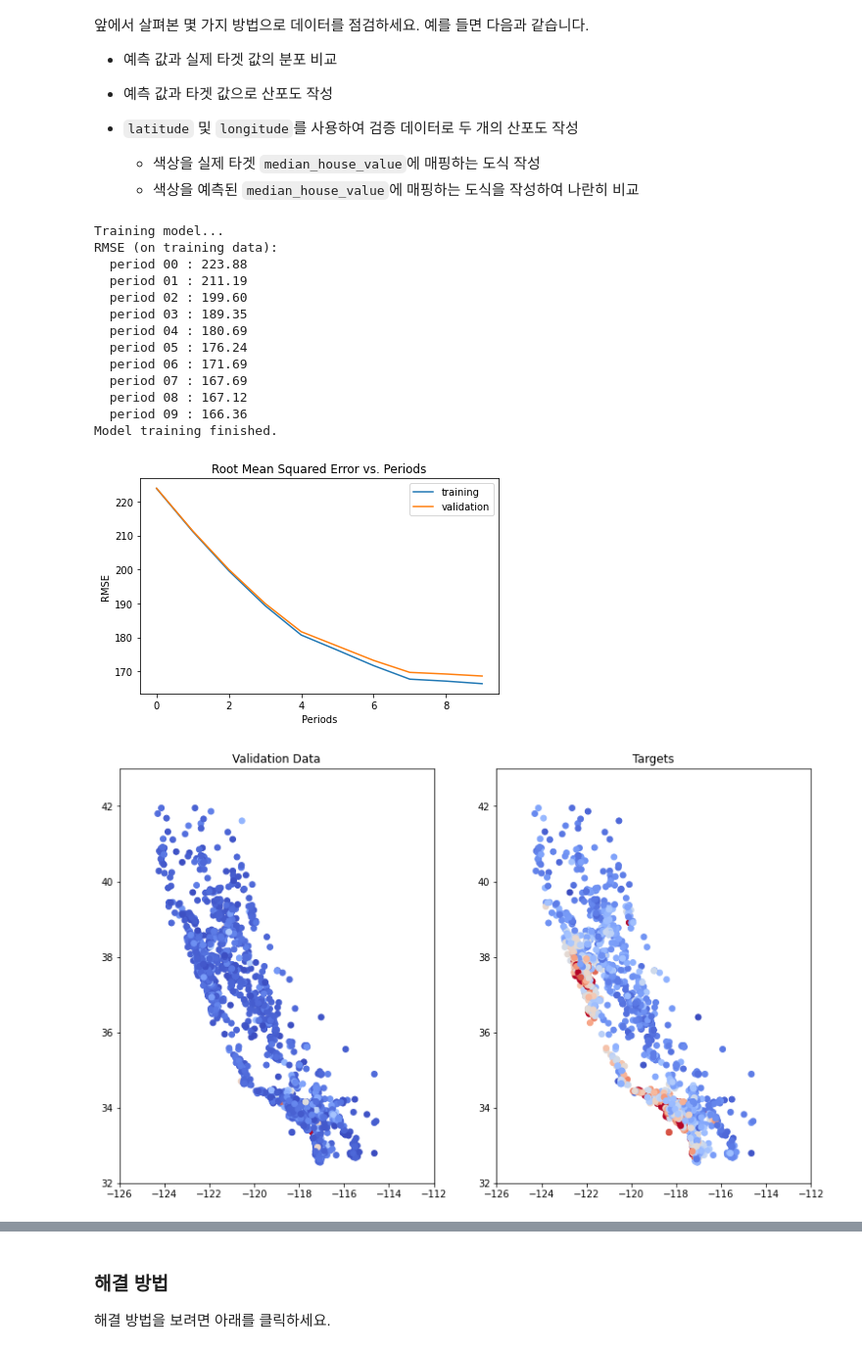
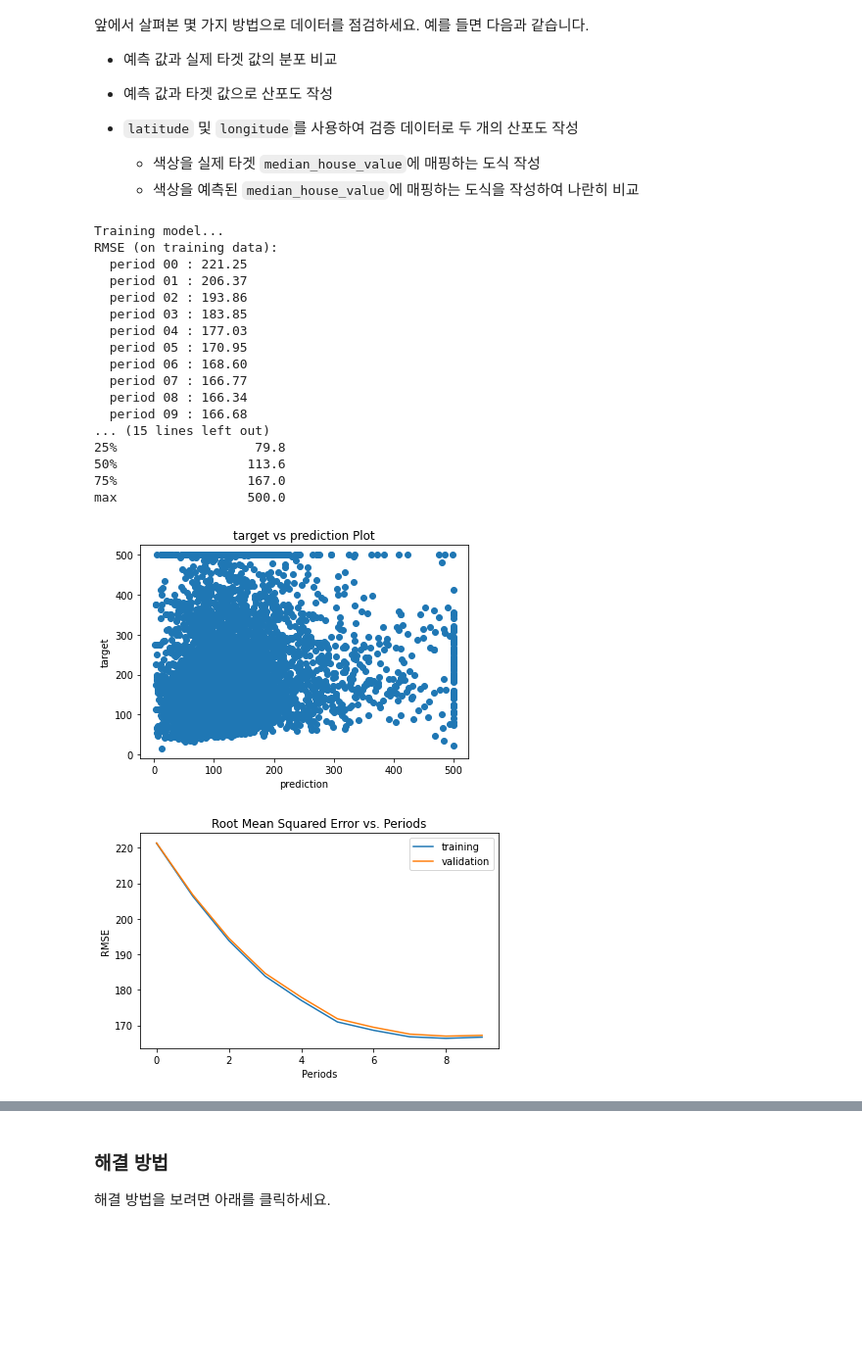
Before and after one commit to MinG822/Google-ML-Guide, a Jupyter notebook: validation.ipynb, the cells around one changed output, grey strips where cells are left out. Shown: that part at 98% size. Drawn from its saved outputs; the diff is of its cells as text; code cells hidden in the pictures; blank space fills up the shorter version.

```diff
--- a/validation.ipynb
+++ b/validation.ipynb
@@ -403,11 +424,21 @@ def train_model(
     validation_rmse.append(validation_root_mean_squared_error)
   print("Model training finished.")
 
-  validation_predictions = pd.DataFrame({'median_house_value': pd.Series(validation_predictions)})
-  validation_targets.describe()
-  validation_predictions.describe()
+  validation_predictions = pd.DataFrame({'median_house_value': pd.Series(validation_predictions).apply(lambda x: min(x, 500.001))})
+
+  print(validation_targets.describe())
+  print(validation_predictions.describe())
+
+  # Output a plot
+  plt.figure()
+  plt.ylabel('target')
+  plt.xlabel('prediction')
+  plt.title('target vs prediction Plot')
+  plt.scatter(validation_predictions['median_house_value'], validation_targets['median_house_value'])
+  _ = plt.plot()
 
   # Output a graph of loss metrics over periods.
+  plt.figure()
   plt.ylabel("RMSE")
   plt.xlabel("Periods")
   plt.title("Root Mean Squared Error vs. Periods")
@@ -415,8 +446,10 @@ def train_model(
   plt.plot(training_rmse, label="training")
   plt.plot(validation_rmse, label="validation")
   plt.legend()
-  plt.plot()
+  _ = plt.plot()
 
+
+  # 지도
   plt.figure(figsize=(13, 8))
 
   ax = plt.subplot(1, 2, 1)
@@ -450,26 +483,30 @@ def train_model(
 # %%
 linear_regressor = train_model(
     # TWEAK THESE VALUES TO SEE HOW MUCH YOU CAN IMPROVE THE RMSE
-    learning_rate=0.0001,
-    steps=100,
+    learning_rate=0.00003,
+    steps=400,
     batch_size=10,
     training_examples=training_examples,
     training_targets=training_targets,
     validation_examples=validation_examples,
     validation_targets=validation_targets)
 # %% [output]
 Training model...
 RMSE (on training data):
-  period 00 : 223.88
-  period 01 : 211.19
-  period 02 : 199.60
-  period 03 : 189.35
-  period 04 : 180.69
-  period 05 : 176.24
-  period 06 : 171.69
-  period 07 : 167.69
-  period 08 : 167.12
-  period 09 : 166.36
-Model training finished.
+  period 00 : 221.25
+  period 01 : 206.37
+  period 02 : 193.86
+  period 03 : 183.85
+  period 04 : 177.03
+  period 05 : 170.95
+  period 06 : 168.60
+  period 07 : 166.77
+  period 08 : 166.34
+  period 09 : 166.68
+... (15 lines left out)
+25%                  79.8
+50%                 113.6
+75%                 167.0
+max                 500.0
-[figure, old version]
+[figure, new version]
-[figure, old version]
+[figure, new version]
```
Also changed, not shown: parts of 12 cells of this notebook.
